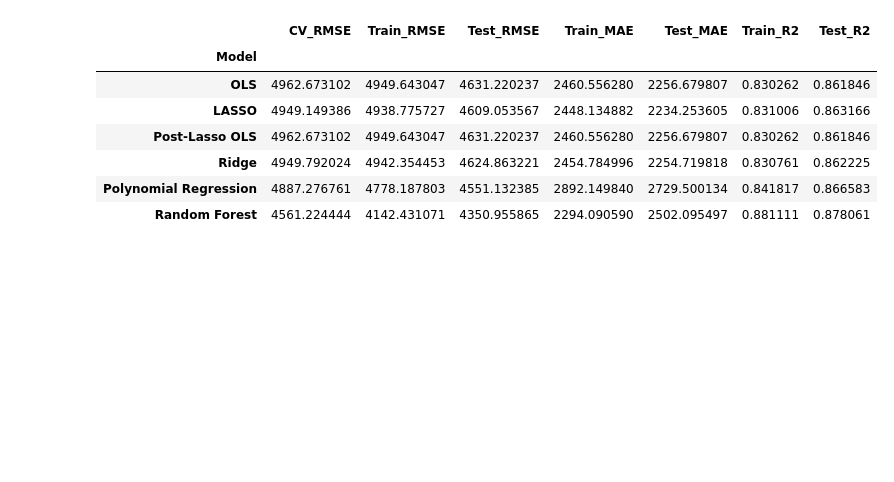
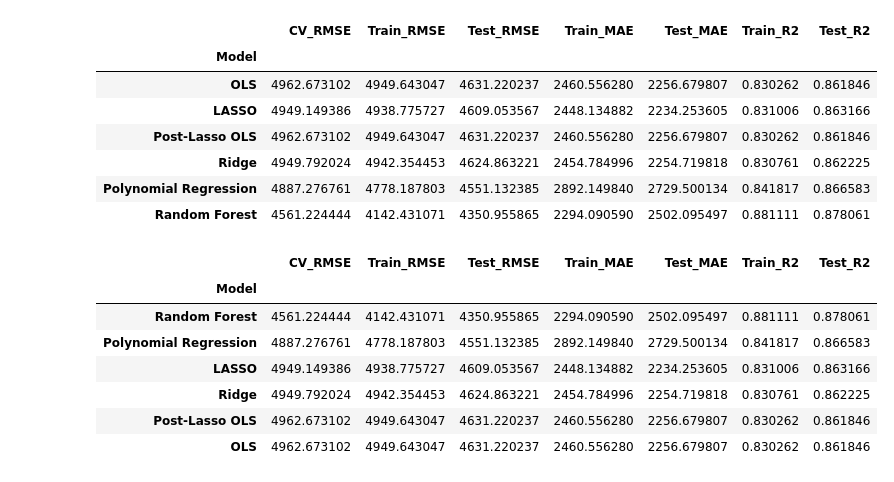
Before and after one commit to NikifBi/Medical_Costs_Regression_Analysis, a Jupyter notebook: Medical Costs.ipynb, the cells around one changed output. Saved outputs shown, nothing was run; the diff lists cells and outputs as text; code cells hidden in the pictures; blank space fills up the shorter version.

Commit message:
Text until Final. Calculate metrics tables.

```diff
--- a/Medical Costs.ipynb
+++ b/Medical Costs.ipynb
@@ -1648,3 +1665,14 @@ results
 | Ridge | 4949.792024 | 4942.354453 | 4624.863221 | 2454.784996 | 2254.719818 | 0.830761 | 0.862225 |
 | Polynomial Regression | 4887.276761 | 4778.187803 | 4551.132385 | 2892.149840 | 2729.500134 | 0.841817 | 0.866583 |
 | Random Forest | 4561.224444 | 4142.431071 | 4350.955865 | 2294.090590 | 2502.095497 | 0.881111 | 0.878061 |
+# %%
+results.sort_values(by ='CV_RMSE', ascending = True)
+# %% [output]
+|  | CV_RMSE | Train_RMSE | Test_RMSE | Train_MAE | Test_MAE | Train_R2 | Test_R2 |
+| Model |  |  |  |  |  |  |  |
+| Random Forest | 4561.224444 | 4142.431071 | 4350.955865 | 2294.090590 | 2502.095497 | 0.881111 | 0.878061 |
+| Polynomial Regression | 4887.276761 | 4778.187803 | 4551.132385 | 2892.149840 | 2729.500134 | 0.841817 | 0.866583 |
+| LASSO | 4949.149386 | 4938.775727 | 4609.053567 | 2448.134882 | 2234.253605 | 0.831006 | 0.863166 |
+| Ridge | 4949.792024 | 4942.354453 | 4624.863221 | 2454.784996 | 2254.719818 | 0.830761 | 0.862225 |
+| Post-Lasso OLS | 4962.673102 | 4949.643047 | 4631.220237 | 2460.556280 | 2256.679807 | 0.830262 | 0.861846 |
+| OLS | 4962.673102 | 4949.643047 | 4631.220237 | 2460.556280 | 2256.679807 | 0.830262 | 0.861846 |
```
Also changed, not shown: parts of 24 cells of this notebook.
